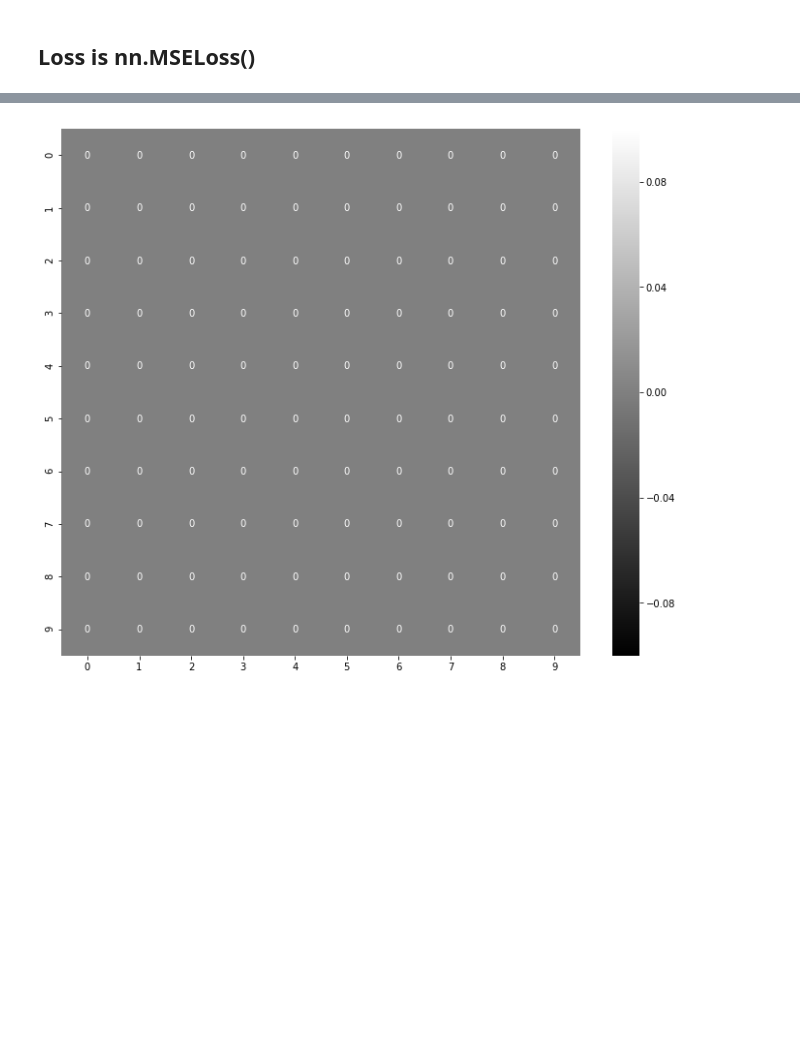
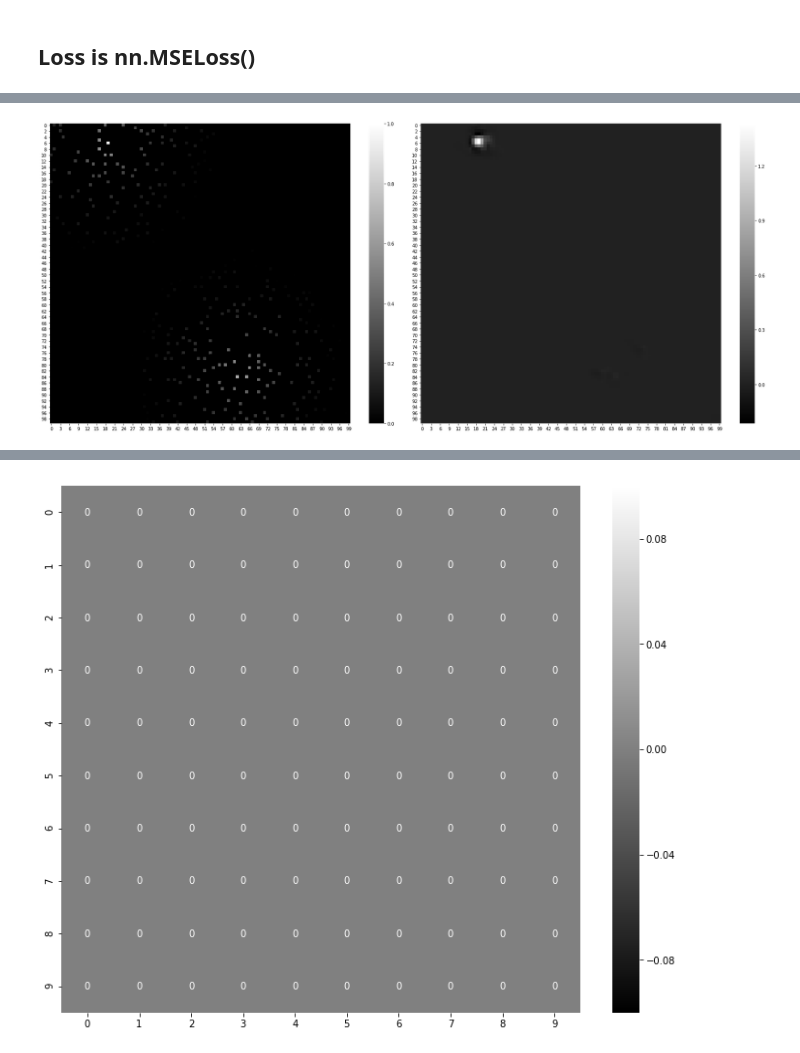
Before and after one commit to caitaozhan/deeplearning-localization, a Jupyter notebook: CNN-translation-multi2.ipynb, the cells around one changed output, grey strips where cells are left out. Saved outputs shown, nothing was run; the diff lists cells and outputs as text; code cells hidden in the pictures; blank space fills up the shorter version.

```diff
--- a/CNN-translation-multi2.ipynb
+++ b/CNN-translation-multi2.ipynb
@@ -445,4 +475,39 @@ def myplot2(pred, y, y_float):
         sns.heatmap(y[0][a1:a2, b1:b2], cmap='gray', annot=True, ax=axs[i+2])
         axs[i+2].set_title(f'y   {i} ({a}, {b})')
     fig.tight_layout()
+# %%
+# Test for one sample
+
+idxs = [6537, 17336, 14540, 10792, 5999, 2799]
+# idx = 6537
+# idx = 17336  # two TX too close
+# idx = 14540
+# idx = 10792
+idx = 16524
+
+def one_sample(idx):
+    device = torch.device('cuda')
+    model.eval()
+    sample = sensor_input_test_dataset[idx]
+    X = torch.as_tensor(sample['matrix'])
+    X = X.unsqueeze(0).to(device)
+    y = sample['target']
+    y_ntx = sample['target_num']
+    y_f = sample['target_float']
+    pred_matrix, pred_ntx = model(X)
+    pred_matrix = pred_matrix.data.cpu().numpy()[0][0]
+    fig, axs = plt.subplots(1, 2, figsize=(24, 10))
+    X = X[0][0].data.cpu().numpy()
+    sns.heatmap(X, cmap='gray', ax=axs[0])
+    sns.heatmap(pred_matrix, cmap='gray', ax=axs[1])
+    plt.tight_layout()
+    np.savetxt('test.txt', pred_matrix)
+
+one_sample(idx)
+
+# pred_matrix = pred_matrix.data.cpu().numpy()[0]
+# print(y.shape)
+# myplot2(pred_matrix, y, y_f)
+# %% [output]
+[figure, added]
 # %%
```
Also changed, not shown: parts of 10 cells of this notebook, 2 other files.
